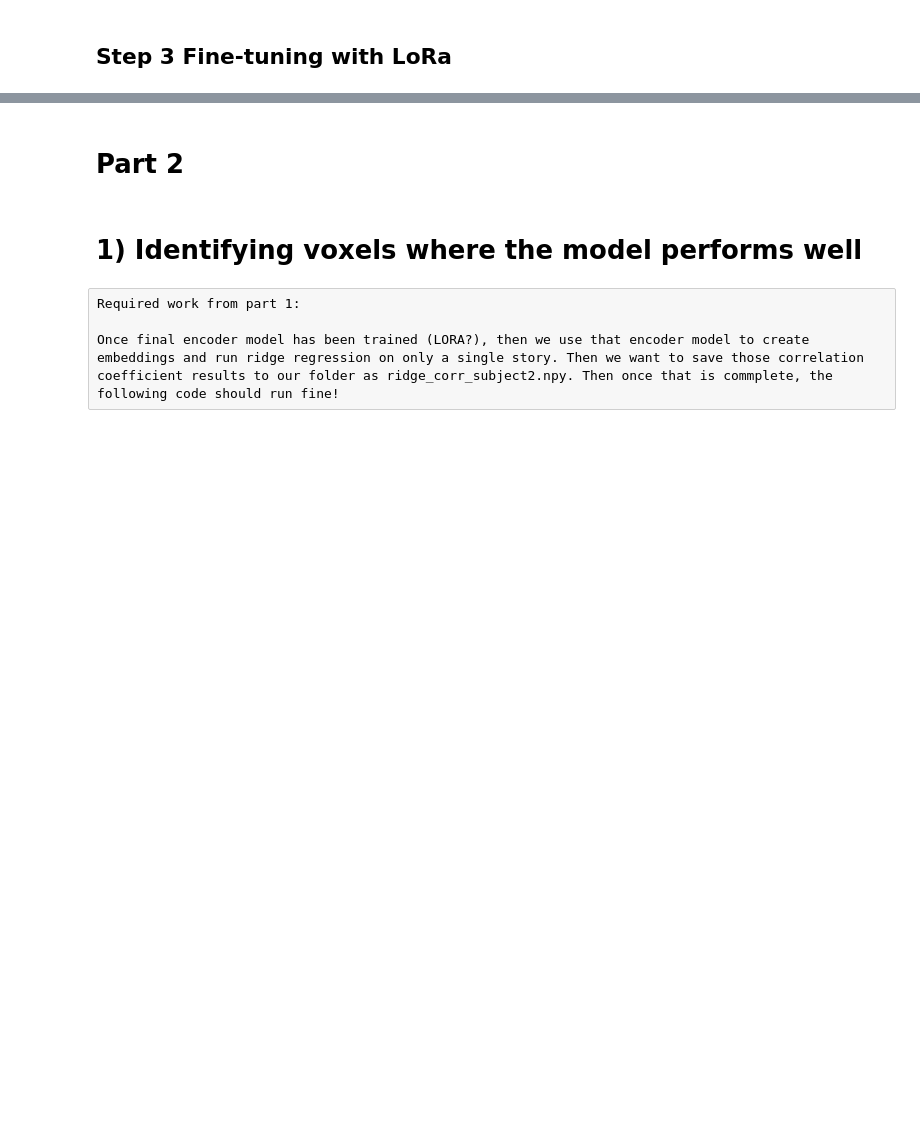
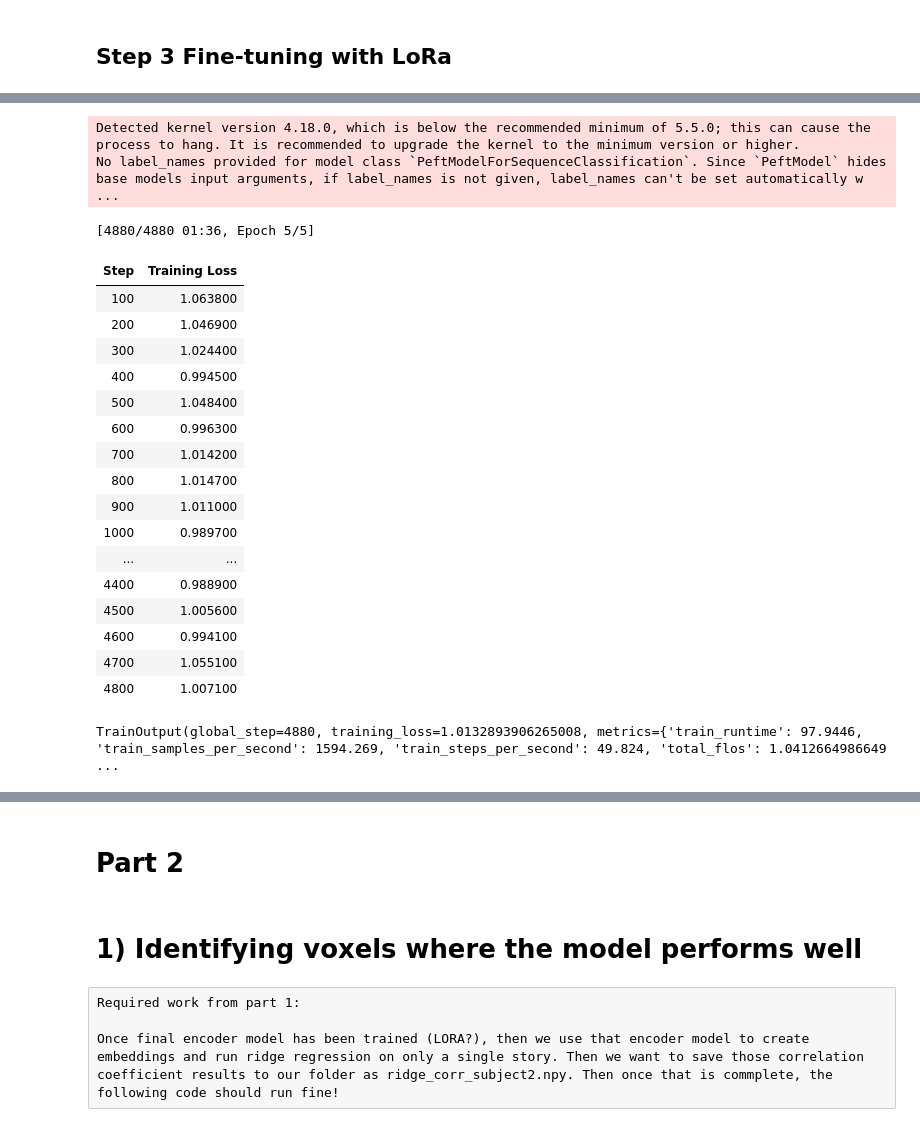
Before and after one commit to lunamk1/lab3-3, a Jupyter notebook: code/lab3.3.ipynb, the cells around one changed output, grey strips where cells are left out. Cells and saved outputs as stored; diff of their text form; code cells hidden in the pictures; blank space fills up the shorter version.

```diff
--- a/code/lab3.3.ipynb
+++ b/code/lab3.3.ipynb
@@ -373,0 +272,5 @@ print(f"Ridge R² using LoRA-embedding for voxel {voxel_index}: {r2_ridge_lora:.
+# %%
+mu, sd = train_label.mean(), train_label.std()
+train_z = (train_label - mu) / sd
+test_z  = (test_label  - mu) / sd
+print("Label mean/std after z-score:", train_z.mean(), train_z.std())
@@ -373,0 +296,17 @@ print(f"Ridge R² using LoRA-embedding for voxel {voxel_index}: {r2_ridge_lora:.
+# %%
+base = AutoModelForSequenceClassification.from_pretrained(
+    "bert-base-uncased", num_labels=1, problem_type="regression"
+)
+
+lora_cfg = LoraConfig(
+    r=32, lora_alpha=32, target_modules=["query", "value"],
+    lora_dropout=0.05, bias="none", task_type=TaskType.SEQ_CLS
+)
+model = get_peft_model(base, lora_cfg).to(device)
+
+# freeze everything except LoRA & regressor
+for n, p in model.named_parameters():
+    if ("lora_" not in n) and ("classifier" not in n):
+        p.requires_grad = False
+
+model.print_trainable_parameters()
@@ -373,0 +362,40 @@ print(f"Ridge R² using LoRA-embedding for voxel {voxel_index}: {r2_ridge_lora:.
+# %%
+from transformers import DataCollatorWithPadding
+data_collator = DataCollatorWithPadding(tokenizer, pad_to_multiple_of=8)
+def r2_metric(eval_pred):
+    preds, labels = eval_pred
+    preds = preds.squeeze()
+    r2 = 1.0 - np.mean((labels - preds) ** 2)   # on z-scored labels
+    return {"r2": r2}
+trainer = Trainer(
+    model=model,
+    args=train_args,
+    train_dataset=train_ds,
+    eval_dataset=test_ds,
+    data_collator=data_collator,
+    tokenizer=tokenizer,
+    compute_metrics=r2_metric,
+)
+trainer.train()
+# %% [output]
+Detected kernel version 4.18.0, which is below the recommended minimum of 5.5.0; this can cause the process to hang. It is recommended to upgrade the kernel to the minimum version or higher.
+No label_names provided for model class `PeftModelForSequenceClassification`. Since `PeftModel` hides base models input arguments, if label_names is not given, label_names can't be set automatically w ...
+[4880/4880 01:36, Epoch 5/5]
+| Step | Training Loss |
+| 100 | 1.063800 |
+| 200 | 1.046900 |
+| 300 | 1.024400 |
+| 400 | 0.994500 |
+| 500 | 1.048400 |
+| 600 | 0.996300 |
+| 700 | 1.014200 |
+| 800 | 1.014700 |
+| 900 | 1.011000 |
+| 1000 | 0.989700 |
+| ... | ... |
+| 4400 | 0.988900 |
+| 4500 | 1.005600 |
+| 4600 | 0.994100 |
+| 4700 | 1.055100 |
+| 4800 | 1.007100 |
+TrainOutput(global_step=4880, training_loss=1.0132893906265008, metrics={'train_runtime': 97.9446, 'train_samples_per_second': 1594.269, 'train_steps_per_second': 49.824, 'total_flos': 1.0412664986649 ...
```
Also changed, not shown: parts of 25 cells of this notebook.
